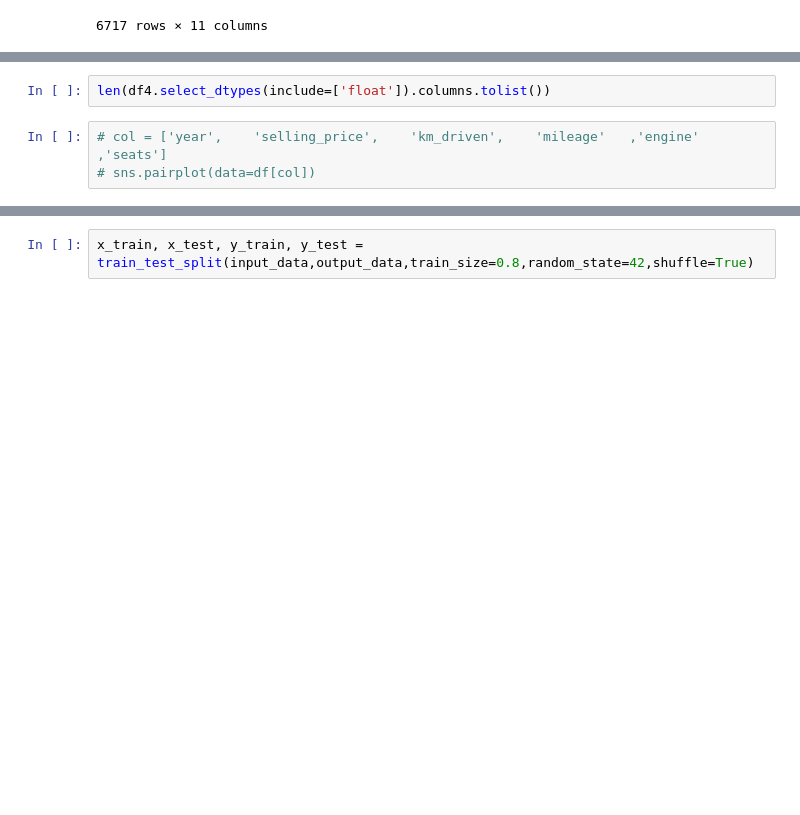
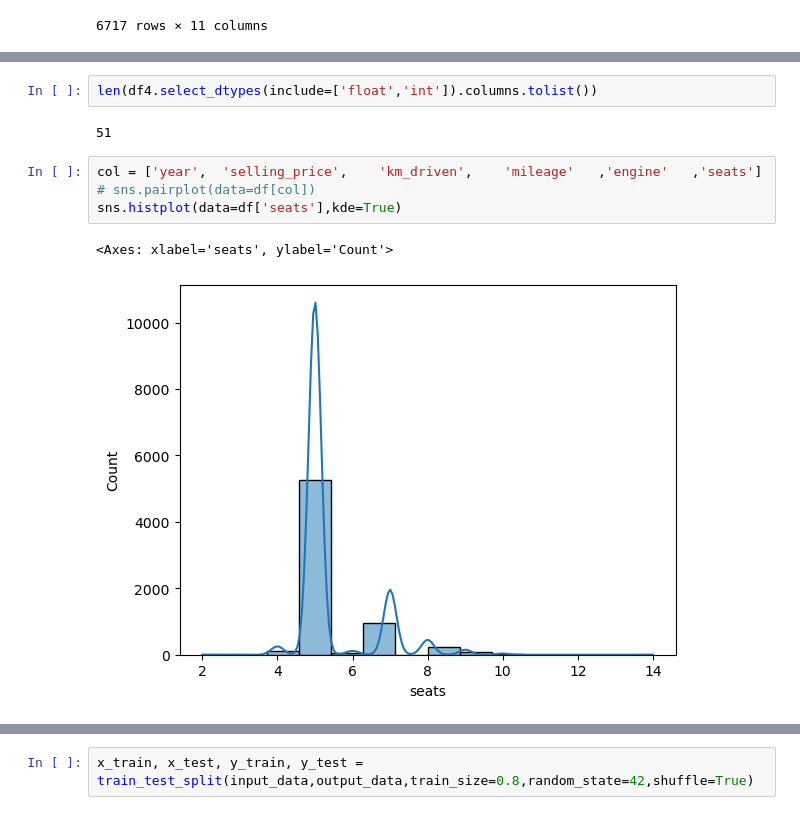
Before and after one commit to Prathmeshpawar21/DS-Used-Car-Price-Prediction-, a Jupyter notebook: notebook/research.ipynb, the cells around one changed output, grey strips where cells are left out. Drawn from its saved outputs; the diff is of its cells as text; blank space fills up the shorter version.

```diff
--- a/notebook/research.ipynb
+++ b/notebook/research.ipynb
@@ -295,6 +321,12 @@ df4
 6717 rows × 51 columns
 # %%
-len(df4.select_dtypes(include=['float']).columns.tolist())
+len(df4.select_dtypes(include=['float','int']).columns.tolist())
+# %% [output]
+51
 # %%
-# col = ['year',	'selling_price',	'km_driven',	'mileage'	,'engine'	,'seats']
+col = ['year',	'selling_price',	'km_driven',	'mileage'	,'engine'	,'seats']
 # sns.pairplot(data=df[col])
+sns.histplot(data=df['seats'],kde=True)
+# %% [output]
+<Axes: xlabel='seats', ylabel='Count'>
+[figure, added]
```
Also changed, not shown: parts of 14 cells of this notebook.
